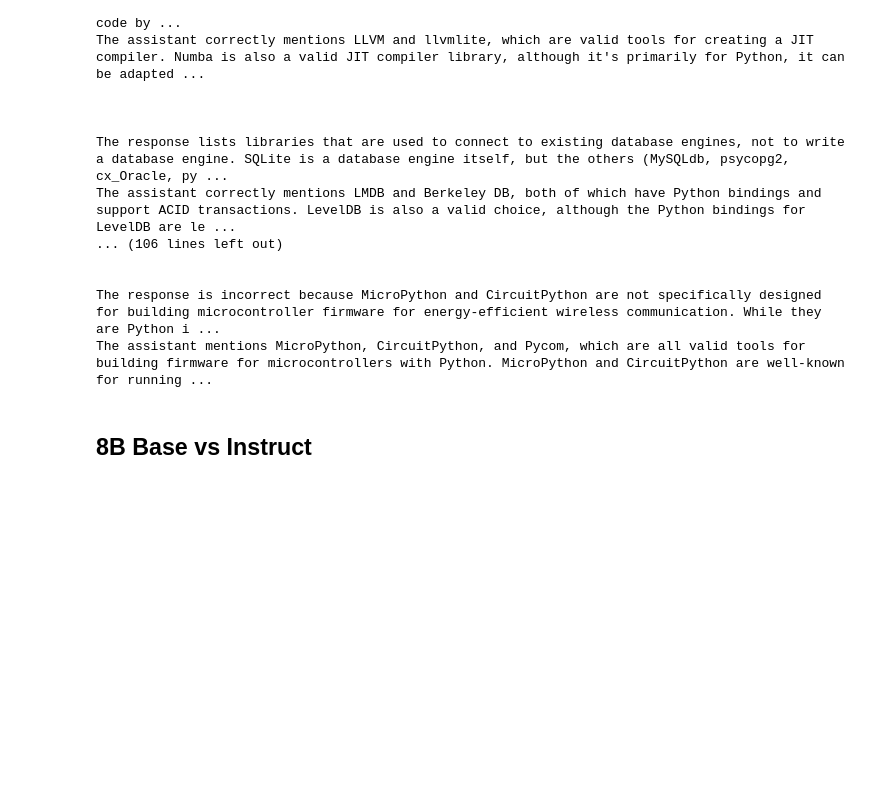
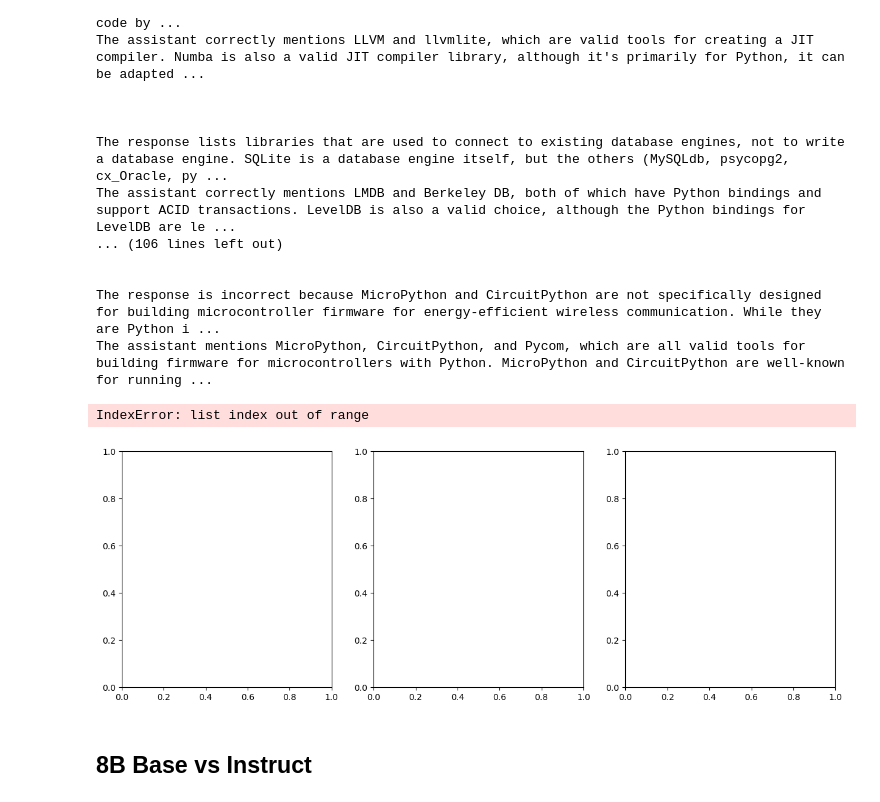
Before and after one commit to mbowcut2/thesis, a Jupyter notebook: exploration.ipynb, the cells around one changed output. Drawn from its saved outputs; the diff is of its cells as text; code cells hidden in the pictures; blank space fills up the shorter version.

```diff
--- a/exploration.ipynb
+++ b/exploration.ipynb
@@ -100,11 +100,15 @@ def view_sets(base, chat, indices):
 # %% [markdown]
 ## Visualization
 # %%
+def plot_summary_pcs(data):
 # put 10, 20, 30 in a subplot together
-fig, axs = plt.subplots(1, 3, figsize=(15, 5))
-for i, ax in enumerate(axs):
-    scatter = ax.scatter(hard_base.pcs[10*(i+1)].numpy()[:,0], hard_base.pcs[10*(i+1)].numpy()[:,1], c=hard_base.data['label'], cmap='tab20')
-    ax.set_title(f'Layer {10*(i+1)}')
-    handles, _ = scatter.legend_elements()
-    labels = ['False', 'True']
-    ax.legend(handles, labels)
+    fig, axs = plt.subplots(1, 3, figsize=(15, 5))
+    interval = len(data.pcs) // 3
+    layer_indices = [interval, 2*interval, 3*interval]
+    for i, ax in enumerate(axs):
+        scatter = ax.scatter(data.pcs[interval*(i+1)].numpy()[:,0], data.pcs[interval*(i+1)].numpy()[:,1], c=data.data['label'], cmap='tab20')
+        ax.set_title(f'Layer {10*(i+1)}')
+        handles, _ = scatter.legend_elements()
+        labels = ['False', 'True']
+        ax.legend(handles, labels)
+    plt.show()
@@ -317,6 +319,11 @@ The assistant correctly mentions LMDB and Berkeley DB, both of which have Python
 
 The response is incorrect because MicroPython and CircuitPython are not specifically designed for building microcontroller firmware for energy-efficient wireless communication. While they are Python i ...
 The assistant mentions MicroPython, CircuitPython, and Pycom, which are all valid tools for building firmware for microcontrollers with Python. MicroPython and CircuitPython are well-known for running ...
+# %%
+plot_summary_pcs(base_70b)
+# %% [output]
+IndexError: list index out of range
+[figure, added]
 # %% [markdown]
 ## 8B Base vs Instruct
 # %%
```
Also changed, not shown: parts of 1 cell of this notebook, 1 other file.
